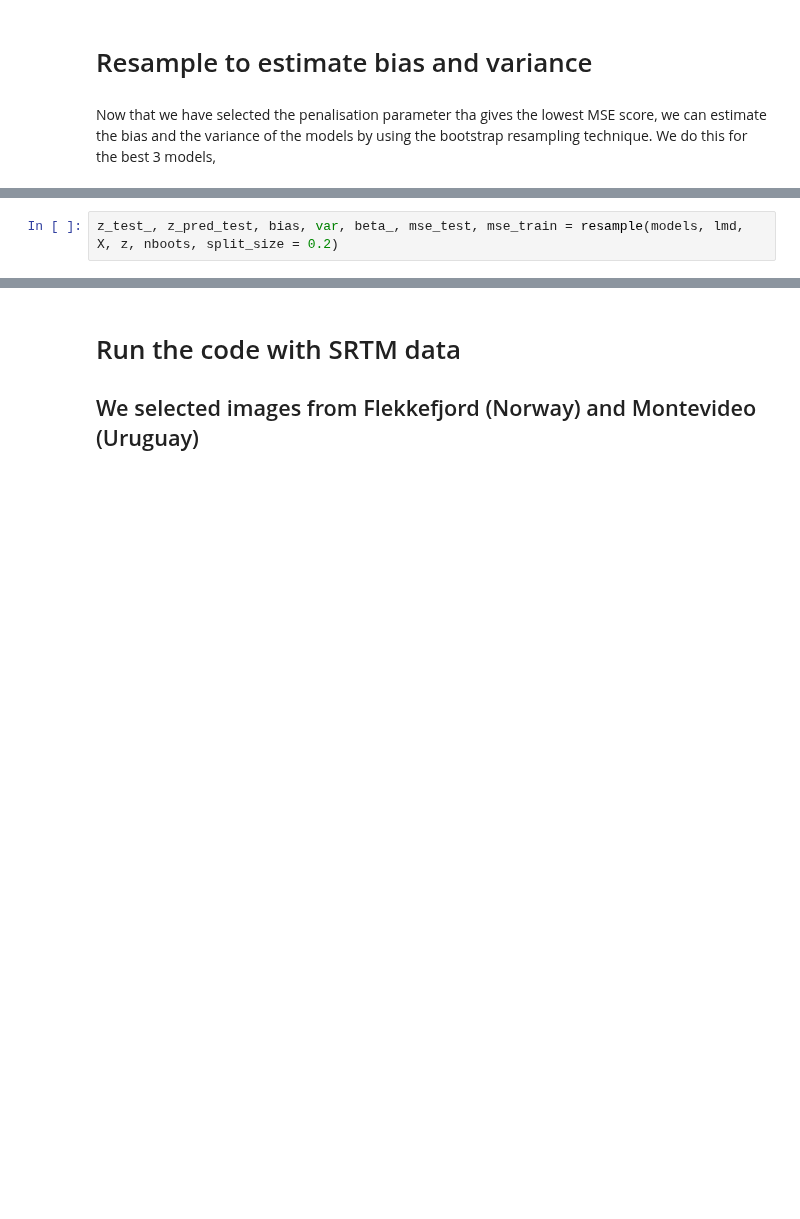
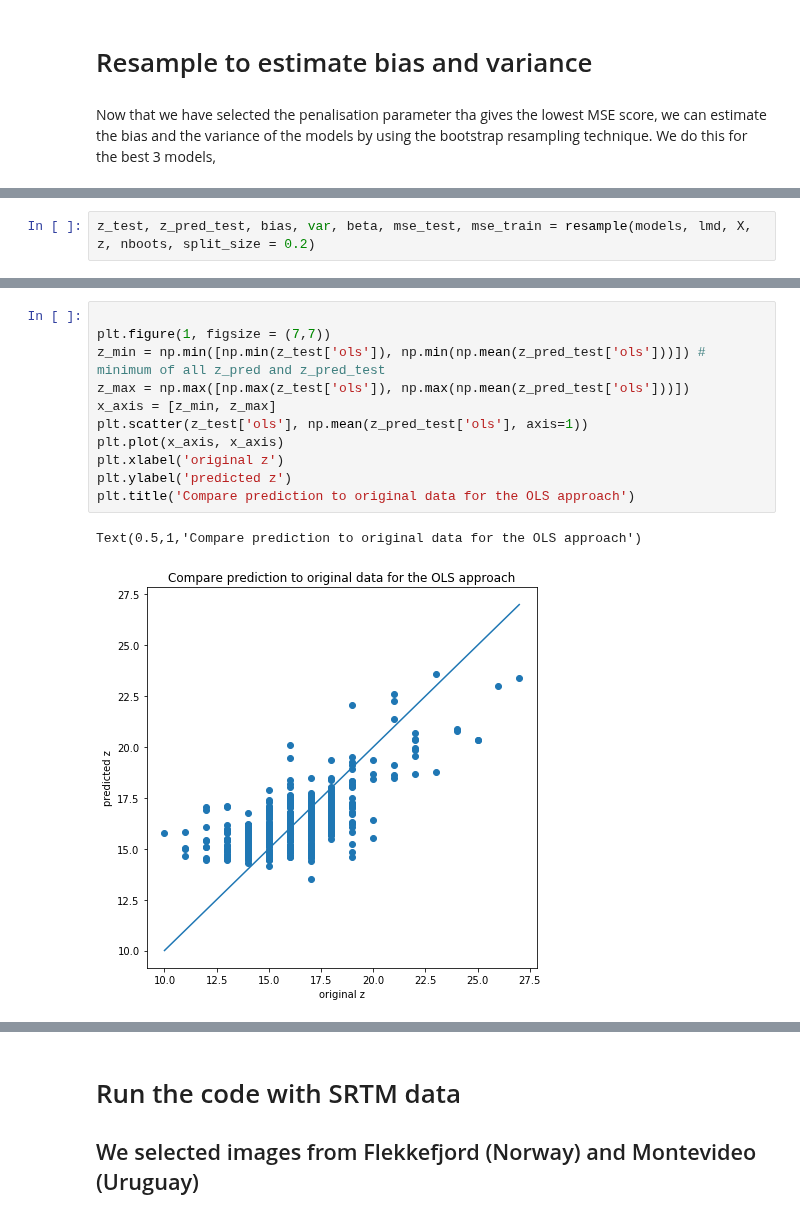
Before and after one commit to hannasv/project1, a Jupyter notebook: Project1_FYSSTK4155.ipynb, the cells around one changed output, grey strips where cells are left out. Drawn from its saved outputs; the diff is of its cells as text; blank space fills up the shorter version.

Commit message:
scatter plot z-zpredict for ols approach

```diff
--- a/Project1_FYSSTK4155.ipynb
+++ b/Project1_FYSSTK4155.ipynb
@@ -203,4 +283,4 @@ lmd = {
 }
 nboots = 100
 # %%
-z_test_, z_pred_test, bias, var, beta_, mse_test, mse_train = resample(models, lmd, X, z, nboots, split_size = 0.2)
+z_test, z_pred_test, bias, var, beta, mse_test, mse_train = resample(models, lmd, X, z, nboots, split_size = 0.2)
@@ -206,0 +295,14 @@ z_test_, z_pred_test, bias, var, beta_, mse_test, mse_train = resample(models, l
+# %%
+
+plt.figure(1, figsize = (7,7))
+z_min = np.min([np.min(z_test['ols']), np.min(np.mean(z_pred_test['ols']))]) # minimum of all z_pred and z_pred_test
+z_max = np.max([np.max(z_test['ols']), np.max(np.mean(z_pred_test['ols']))])
+x_axis = [z_min, z_max]
+plt.scatter(z_test['ols'], np.mean(z_pred_test['ols'], axis=1))
+plt.plot(x_axis, x_axis)
+plt.xlabel('original z')
+plt.ylabel('predicted z')
+plt.title('Compare prediction to original data for the OLS approach')
+# %% [output]
+Text(0.5,1,'Compare prediction to original data for the OLS approach')
+[figure, added]
```
Also changed, not shown: parts of 23 cells of this notebook.
